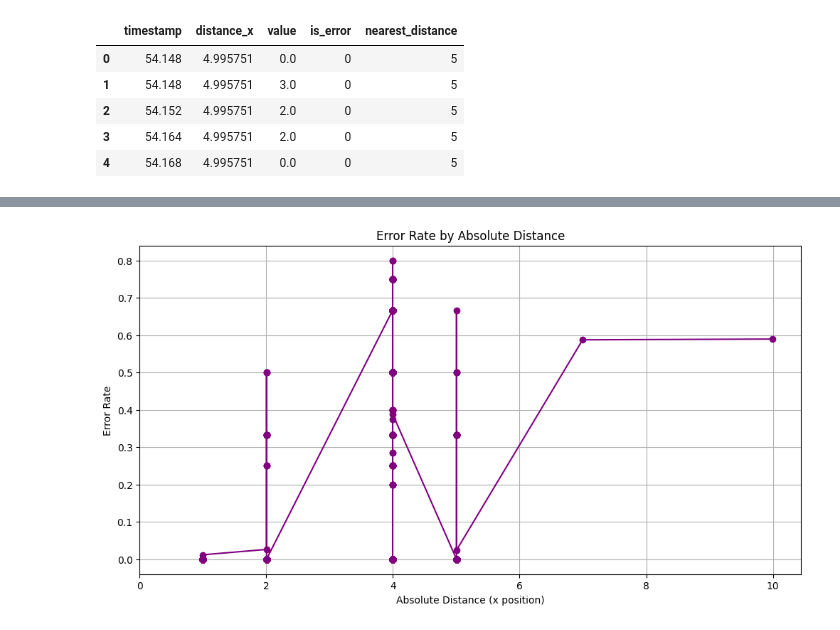
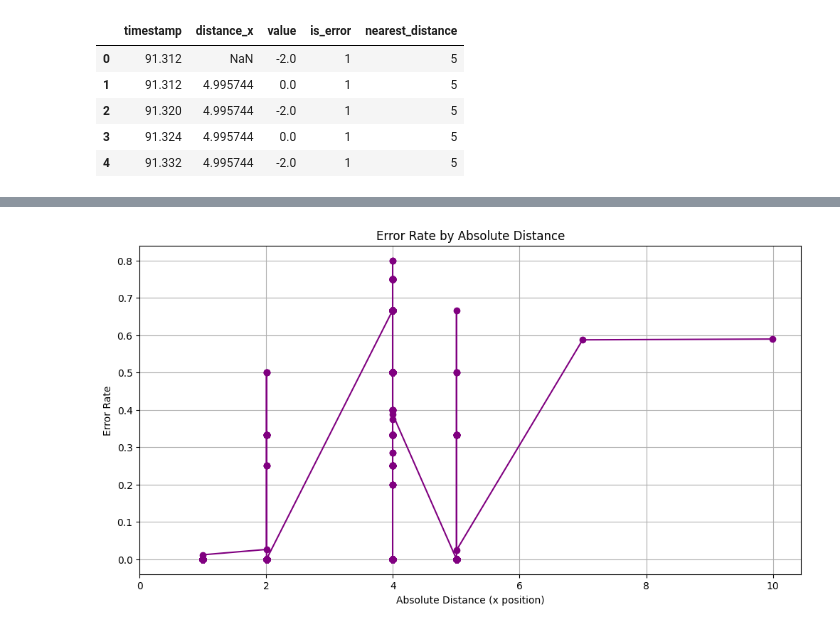
Before and after one commit to MarlonRiv/uvdar_core, a Jupyter notebook: scripts/Processing_evaluation_distance.ipynb, the cells around one changed output, grey strips where cells are left out. Saved outputs shown, nothing was run; the diff lists cells and outputs as text; code cells hidden in the pictures.

```diff
--- a/scripts/Processing_evaluation_distance.ipynb
+++ b/scripts/Processing_evaluation_distance.ipynb
@@ -55,12 +44,30 @@ data.head(50)
-# %%
-# Load the data
-input_csv_path = os.path.expanduser('~/Desktop/MRS_Master_Project/rosbags/simulation/combined_standard_static_cleaned.csv')
-data = pd.read_csv(input_csv_path)
-data.head(5)
-# %% [output]
-|  | timestamp | distance_x | value | is_error | nearest_distance |
-| 0 | 54.148 | 4.995751 | 0.0 | 0 | 5 |
-| 1 | 54.148 | 4.995751 | 3.0 | 0 | 5 |
-| 2 | 54.152 | 4.995751 | 2.0 | 0 | 5 |
-| 3 | 54.164 | 4.995751 | 2.0 | 0 | 5 |
-| 4 | 54.168 | 4.995751 | 0.0 | 0 | 5 |
+# %%
+#Loading the data
+import pandas as pd
+import os
+import numpy as np
+# Load the data
+input_csv_path = os.path.expanduser('~/Desktop/MRS_Master_Project/rosbags/simulation/combined_static_standard_th_200_cleaned.csv')
+data_static = pd.read_csv(input_csv_path)
+data_static.head(5)
+
+# Load the data of threshold 100
+input_csv_path = os.path.expanduser('~/Desktop/MRS_Master_Project/rosbags/simulation/combined_static_standard_th_100_cleaned.csv')
+data_static_100 = pd.read_csv(input_csv_path)
+data_static_100.head(5)
+
+# Load the data of threshold 150
+input_csv_path = os.path.expanduser('~/Desktop/MRS_Master_Project/rosbags/simulation/combined_static_standard_th_150_cleaned.csv')
+data_static_150 = pd.read_csv(input_csv_path)
+
+# Load the data of threshold 50
+input_csv_path = os.path.expanduser('~/Desktop/MRS_Master_Project/rosbags/simulation/combined_static_standard_th_50_cleaned.csv')
+data_static_50 = pd.read_csv(input_csv_path)
+data_static_50.head(5)
+# %% [output]
+|  | timestamp | distance_x | value | is_error | nearest_distance |
+| 0 | 91.312 | NaN | -2.0 | 1 | 5 |
+| 1 | 91.312 | 4.995744 | 0.0 | 1 | 5 |
+| 2 | 91.320 | 4.995744 | -2.0 | 1 | 5 |
+| 3 | 91.324 | 4.995744 | 0.0 | 1 | 5 |
+| 4 | 91.332 | 4.995744 | -2.0 | 1 | 5 |
```
Also changed, not shown: parts of 13 cells of this notebook, 4 other files.
